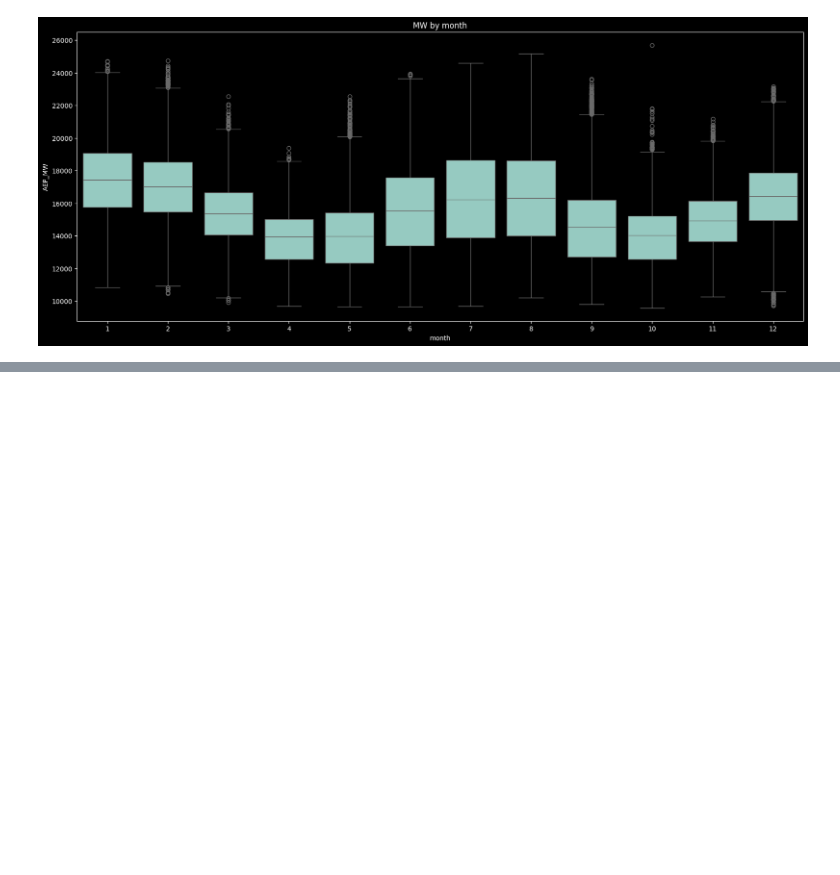
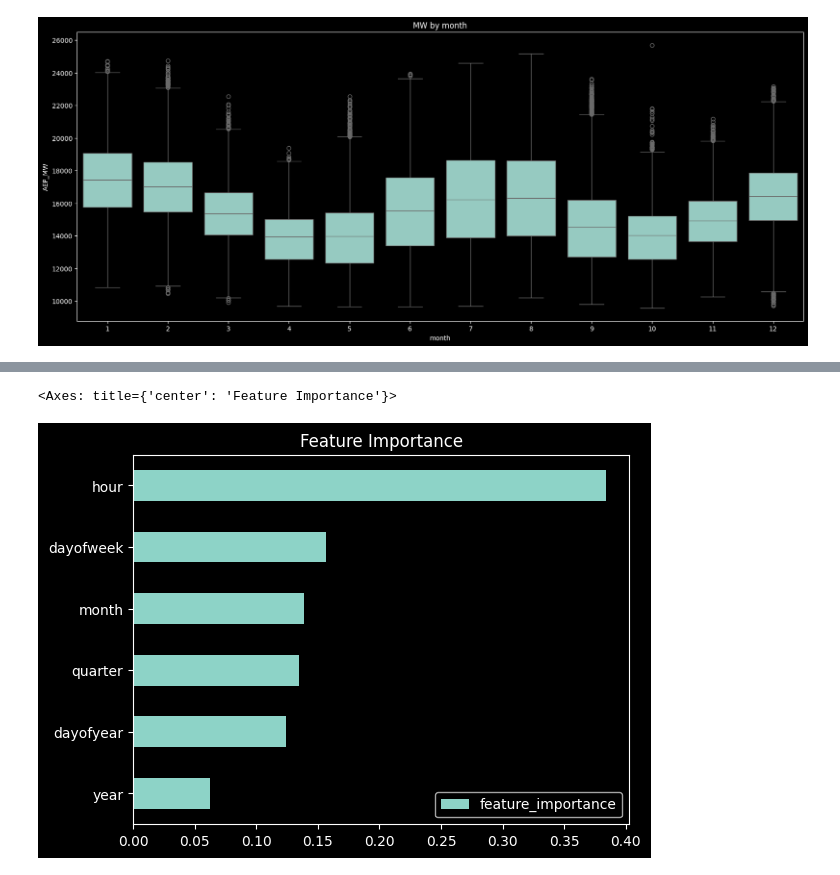
Before and after one commit to NishanD21/Energy-Consumption-Forecasting-XGBoost, a Jupyter notebook: energy_xgboost.ipynb, the cells around one changed output, grey strips where cells are left out. Drawn from its saved outputs; the diff is of its cells as text; code cells hidden in the pictures; blank space fills up the shorter version.

```diff
--- a/energy_xgboost.ipynb
+++ b/energy_xgboost.ipynb
@@ -177,2 +185,16 @@ plt.show()
+# %%
+FEATURES = ['hour', 'dayofweek', 'quarter', 'month', 'year', 'dayofyear']
+TARGET = ['AEP_MW']
+# %%
+x_train = df_train[FEATURES]
+y_train = df_train[TARGET]
+
+x_test = df_test[FEATURES]
+y_test = df_test[TARGET]
 # %%
 # model building
+
+reg = xgb.XGBRegressor(n_estimators =1000, early_stopping_rounds = 50,learning_rate = 0.01)
+reg.fit(x_train,y_train,
+        eval_set = [(x_train,y_train),(x_test,y_test)],
+        verbose = 100)
@@ -178,0 +220,8 @@ plt.show()
+# %%
+# feature importance
+
+fi = pd.DataFrame(data = reg.feature_importances_,
+             index = reg.feature_names_in_,
+             columns = ['feature_importance']).sort_values('feature_importance')
+
+fi
@@ -178,0 +236,5 @@ plt.show()
+# %%
+fi.plot(kind='barh',title = 'Feature Importance')
+# %% [output]
+<Axes: title={'center': 'Feature Importance'}>
+[figure, added]
```
Also changed, not shown: parts of 13 cells of this notebook.
